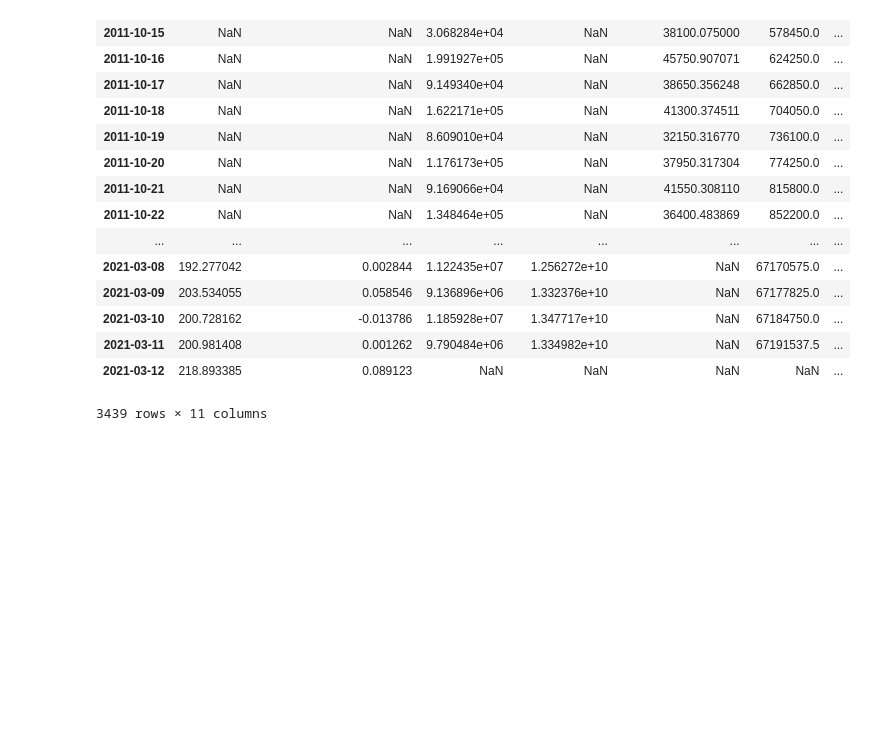
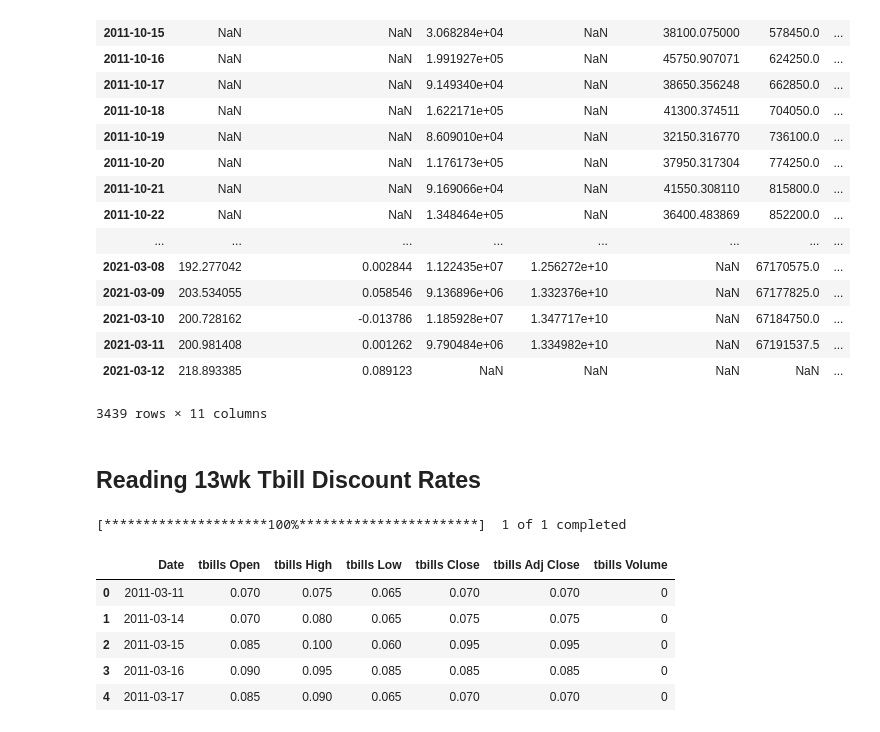
Before and after one commit to glensven/Cryptocurrency_Price_Correlations, a Jupyter notebook: EP Code/Get_Glen_a_condo_LTC - EP_3_12.ipynb, the cells around one changed output. Cells and saved outputs as stored; diff of their text form; code cells hidden in the pictures; blank space fills up the shorter version.

Commit message:
"EP code add 13weeks Tbills from yfinance library"

```diff
--- a/EP Code/Get_Glen_a_condo_LTC - EP_3_12.ipynb
+++ b/EP Code/Get_Glen_a_condo_LTC - EP_3_12.ipynb
@@ -292,3 +306,5 @@ ltc_data
 | 2021-03-11 | 200.981408 | 0.001262 | 9.790484e+06 | 1.334982e+10 | NaN | 67191537.5 | ... |
 | 2021-03-12 | 218.893385 | 0.089123 | NaN | NaN | NaN | NaN | ... |
 3439 rows × 11 columns
+# %% [markdown]
+## Reading 13wk Tbill Discount Rates
@@ -294,0 +313,15 @@ ltc_data
+# %%
+tbills_df = yf.download("^IRX", start="2011-03-11", end="2021-03-21")
+# %% [output]
+[*********************100%***********************]  1 of 1 completed
+# %%
+tbills_df=tbills_df.reset_index()
+tbills_df.columns=['Date','tbills Open', 'tbills High', 'tbills Low', 'tbills Close', 'tbills Adj Close', 'tbills Volume']
+tbills_df.head(5)
+# %% [output]
+|  | Date | tbills Open | tbills High | tbills Low | tbills Close | tbills Adj Close | tbills Volume |
+| 0 | 2011-03-11 | 0.070 | 0.075 | 0.065 | 0.070 | 0.070 | 0 |
+| 1 | 2011-03-14 | 0.070 | 0.080 | 0.065 | 0.075 | 0.075 | 0 |
+| 2 | 2011-03-15 | 0.085 | 0.100 | 0.060 | 0.095 | 0.095 | 0 |
+| 3 | 2011-03-16 | 0.090 | 0.095 | 0.085 | 0.085 | 0.085 | 0 |
+| 4 | 2011-03-17 | 0.085 | 0.090 | 0.065 | 0.070 | 0.070 | 0 |
```
Also changed, not shown: parts of 4 cells of this notebook.
